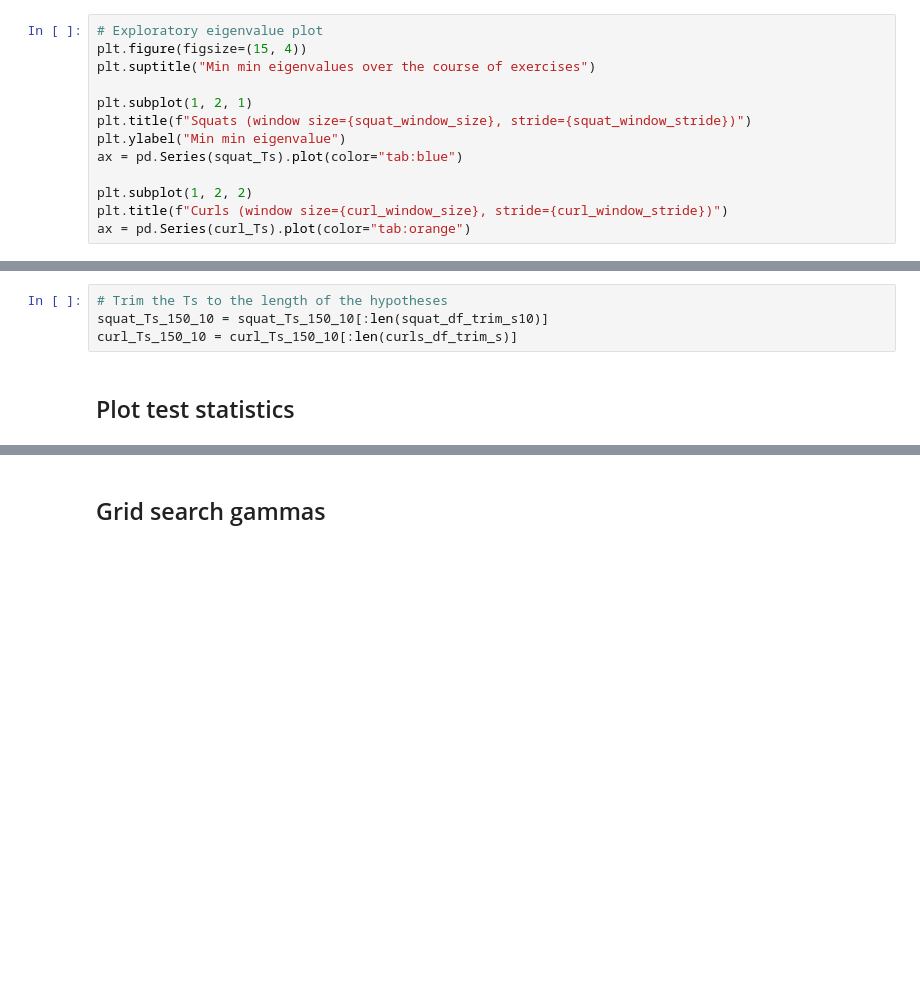
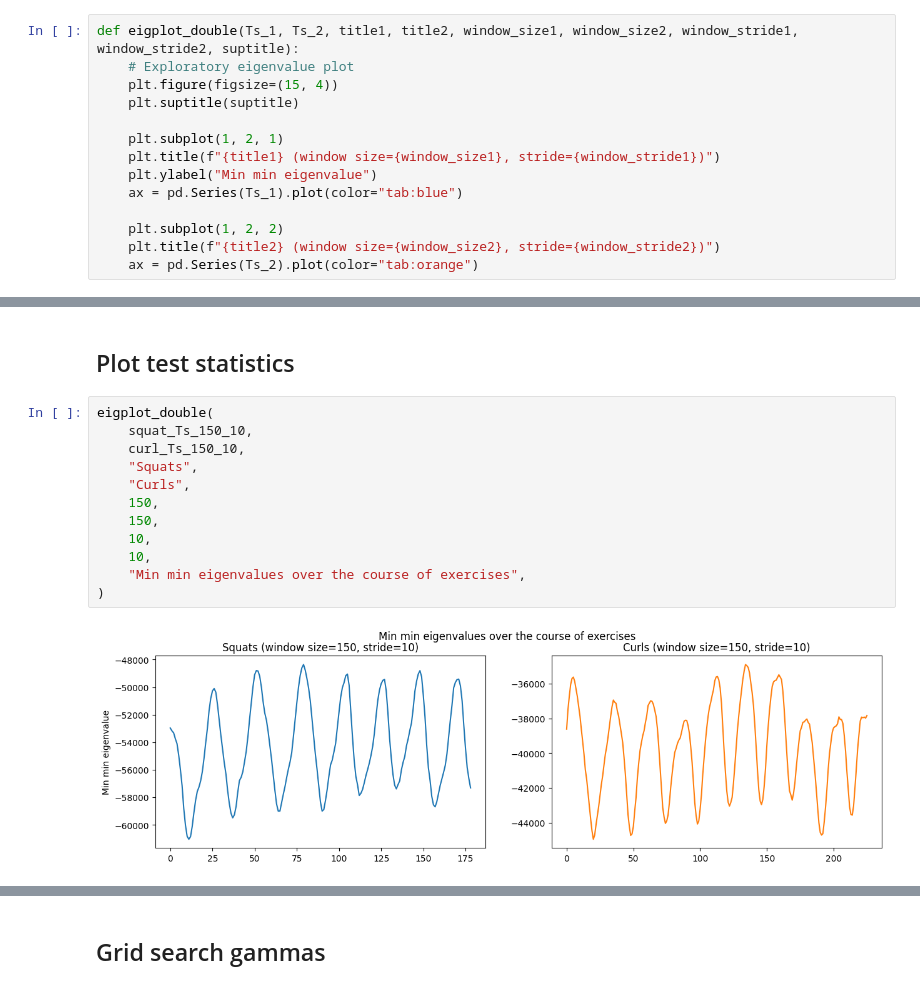
Before and after one commit to sjb296/linear-motion-detection, a Jupyter notebook: main.ipynb, the cells around one changed output, grey strips where cells are left out. Cells and saved outputs as stored; diff of their text form; blank space fills up the shorter version.

```diff
--- a/main.ipynb
+++ b/main.ipynb
@@ -368,15 +368,16 @@ Curls
 (231, 6)
 (231,)
 # %%
-# Exploratory eigenvalue plot
-plt.figure(figsize=(15, 4))
-plt.suptitle("Min min eigenvalues over the course of exercises")
+def eigplot_double(Ts_1, Ts_2, title1, title2, window_size1, window_size2, window_stride1, window_stride2, suptitle):
+    # Exploratory eigenvalue plot
+    plt.figure(figsize=(15, 4))
+    plt.suptitle(suptitle)
 
-plt.subplot(1, 2, 1)
-plt.title(f"Squats (window size={squat_window_size}, stride={squat_window_stride})")
-plt.ylabel("Min min eigenvalue")
-ax = pd.Series(squat_Ts).plot(color="tab:blue")
+    plt.subplot(1, 2, 1)
+    plt.title(f"{title1} (window size={window_size1}, stride={window_stride1})")
+    plt.ylabel("Min min eigenvalue")
+    ax = pd.Series(Ts_1).plot(color="tab:blue")
 
-plt.subplot(1, 2, 2)
-plt.title(f"Curls (window size={curl_window_size}, stride={curl_window_stride})")
-ax = pd.Series(curl_Ts).plot(color="tab:orange")
+    plt.subplot(1, 2, 2)
+    plt.title(f"{title2} (window size={window_size2}, stride={window_stride2})")
+    ax = pd.Series(Ts_2).plot(color="tab:orange")
@@ -1462,9 +1476,19 @@ print(squat_df_trim_s10["hypothesis"].shape)
 Squats Ts: 179
 Curls Ts: 226
 (184,)
-# %%
-# Trim the Ts to the length of the hypotheses
-squat_Ts_150_10 = squat_Ts_150_10[:len(squat_df_trim_s10)]
-curl_Ts_150_10 = curl_Ts_150_10[:len(curls_df_trim_s)]
 # %% [markdown]
 ## Plot test statistics
+# %%
+eigplot_double(
+    squat_Ts_150_10,
+    curl_Ts_150_10,
+    "Squats",
+    "Curls",
+    150,
+    150,
+    10,
+    10,
+    "Min min eigenvalues over the course of exercises",
+)
+# %% [output]
+[figure, added]
```
Also changed, not shown: parts of 37 cells of this notebook.
